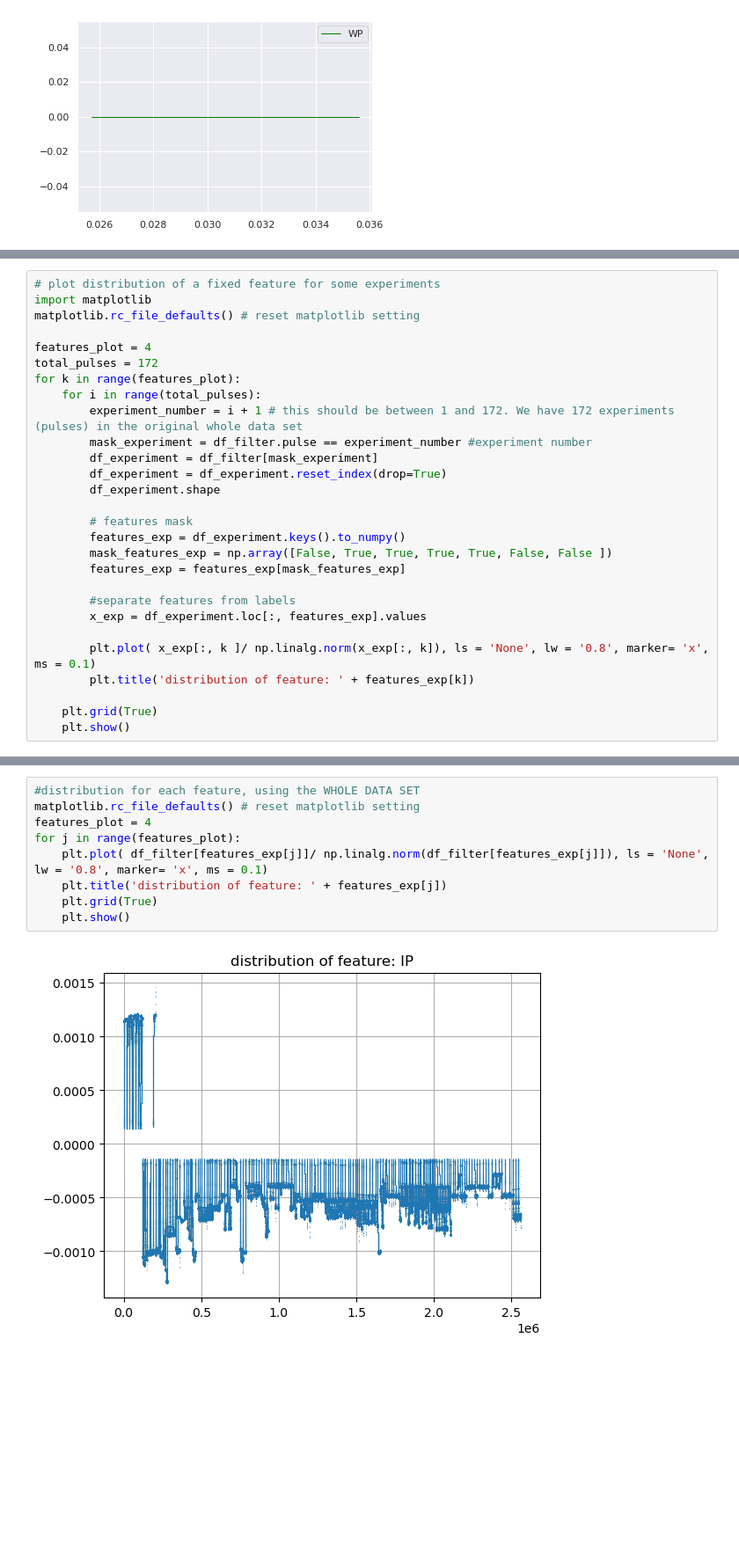
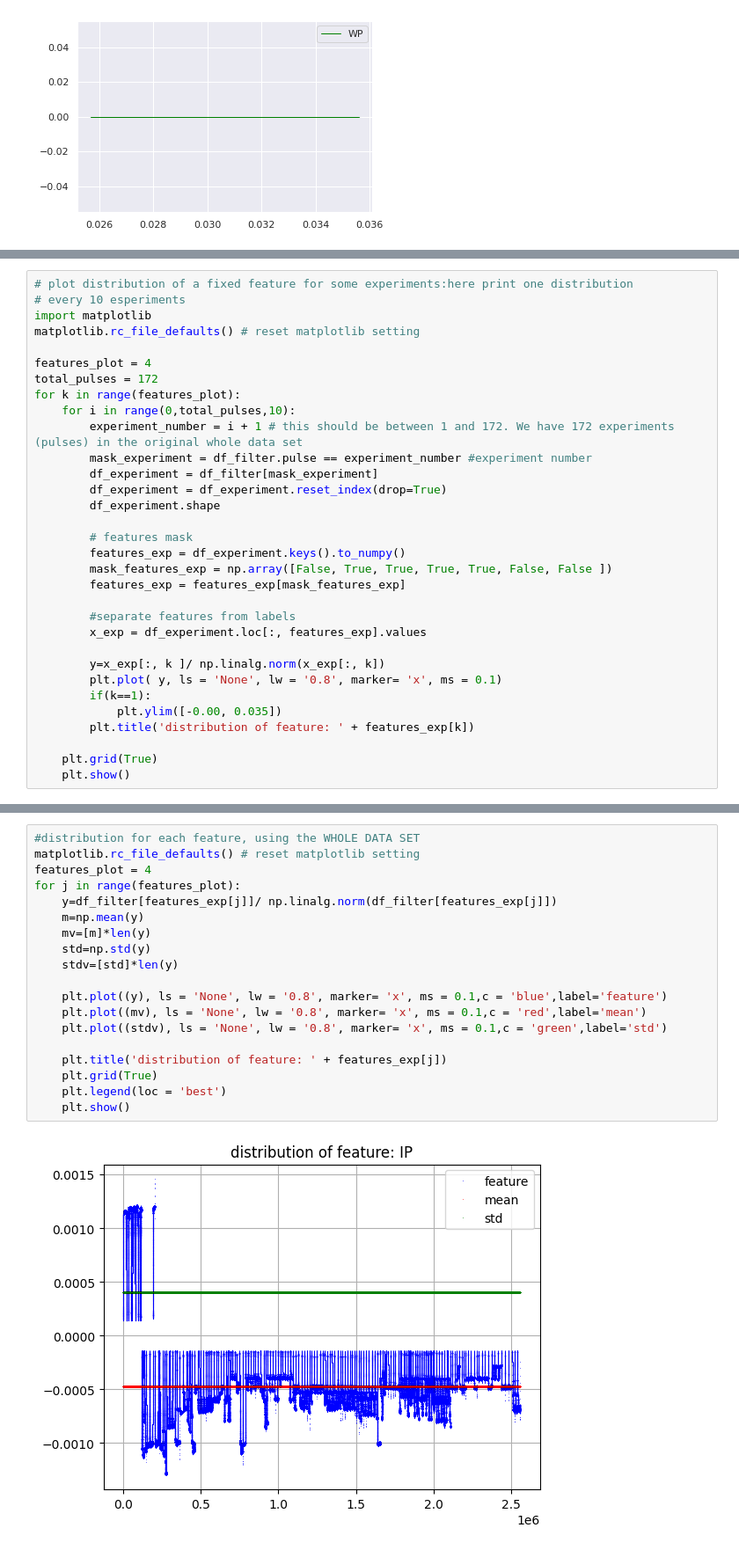
Before and after one commit to AntoineSalaun/Plasma_Mode_Classification, a Jupyter notebook: data_processing_PCA.ipynb, the cells around one changed output, grey strips where cells are left out. Shown at 88% size. Saved outputs shown, nothing was run; the diff lists cells and outputs as text; blank space fills up the shorter version.

```diff
--- a/data_processing_PCA.ipynb
+++ b/data_processing_PCA.ipynb
@@ -440,13 +443,14 @@ plt.show()
 [figure]
 # %%
-# plot distribution of a fixed feature for some experiments
+# plot distribution of a fixed feature for some experiments:here print one distribution
+# every 10 esperiments
 import matplotlib
 matplotlib.rc_file_defaults() # reset matplotlib setting
 
 features_plot = 4
 total_pulses = 172
 for k in range(features_plot):
-    for i in range(total_pulses):
+    for i in range(0,total_pulses,10):
         experiment_number = i + 1 # this should be between 1 and 172. We have 172 experiments (pulses) in the original whole data set
         mask_experiment = df_filter.pulse == experiment_number #experiment number
         df_experiment = df_filter[mask_experiment]
@@ -461,7 +465,10 @@ for k in range(features_plot):
         #separate features from labels
         x_exp = df_experiment.loc[:, features_exp].values
 
-        plt.plot( x_exp[:, k ]/ np.linalg.norm(x_exp[:, k]), ls = 'None', lw = '0.8', marker= 'x', ms = 0.1)
+        y=x_exp[:, k ]/ np.linalg.norm(x_exp[:, k])
+        plt.plot( y, ls = 'None', lw = '0.8', marker= 'x', ms = 0.1)
+        if(k==1):
+            plt.ylim([-0.00, 0.035])
         plt.title('distribution of feature: ' + features_exp[k])
 
     plt.grid(True)
@@ -474,11 +481,21 @@ for k in range(features_plot):
 # %%
 #distribution for each feature, using the WHOLE DATA SET
 matplotlib.rc_file_defaults() # reset matplotlib setting
 features_plot = 4
 for j in range(features_plot):
-    plt.plot( df_filter[features_exp[j]]/ np.linalg.norm(df_filter[features_exp[j]]), ls = 'None', lw = '0.8', marker= 'x', ms = 0.1)
+    y=df_filter[features_exp[j]]/ np.linalg.norm(df_filter[features_exp[j]])
+    m=np.mean(y)
+    mv=[m]*len(y)
+    std=np.std(y)
+    stdv=[std]*len(y)
+
+    plt.plot((y), ls = 'None', lw = '0.8', marker= 'x', ms = 0.1,c = 'blue',label='feature')
+    plt.plot((mv), ls = 'None', lw = '0.8', marker= 'x', ms = 0.1,c = 'red',label='mean')
+    plt.plot((stdv), ls = 'None', lw = '0.8', marker= 'x', ms = 0.1,c = 'green',label='std')
+
     plt.title('distribution of feature: ' + features_exp[j])
     plt.grid(True)
+    plt.legend(loc = 'best')
     plt.show()
 # %% [output]
-[figure, old version]
+[figure, new version]
```
Also changed, not shown: parts of 4 cells of this notebook.
